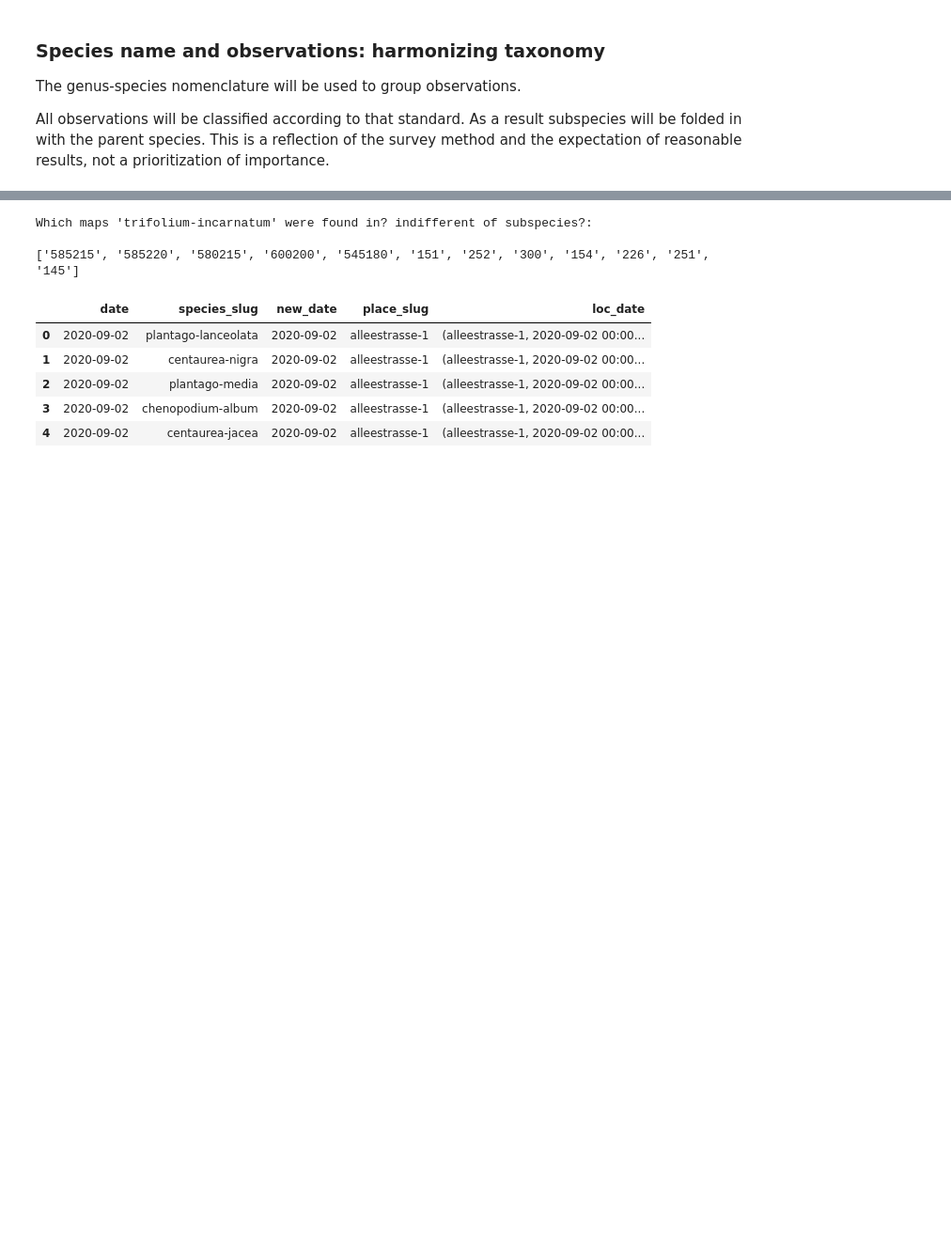
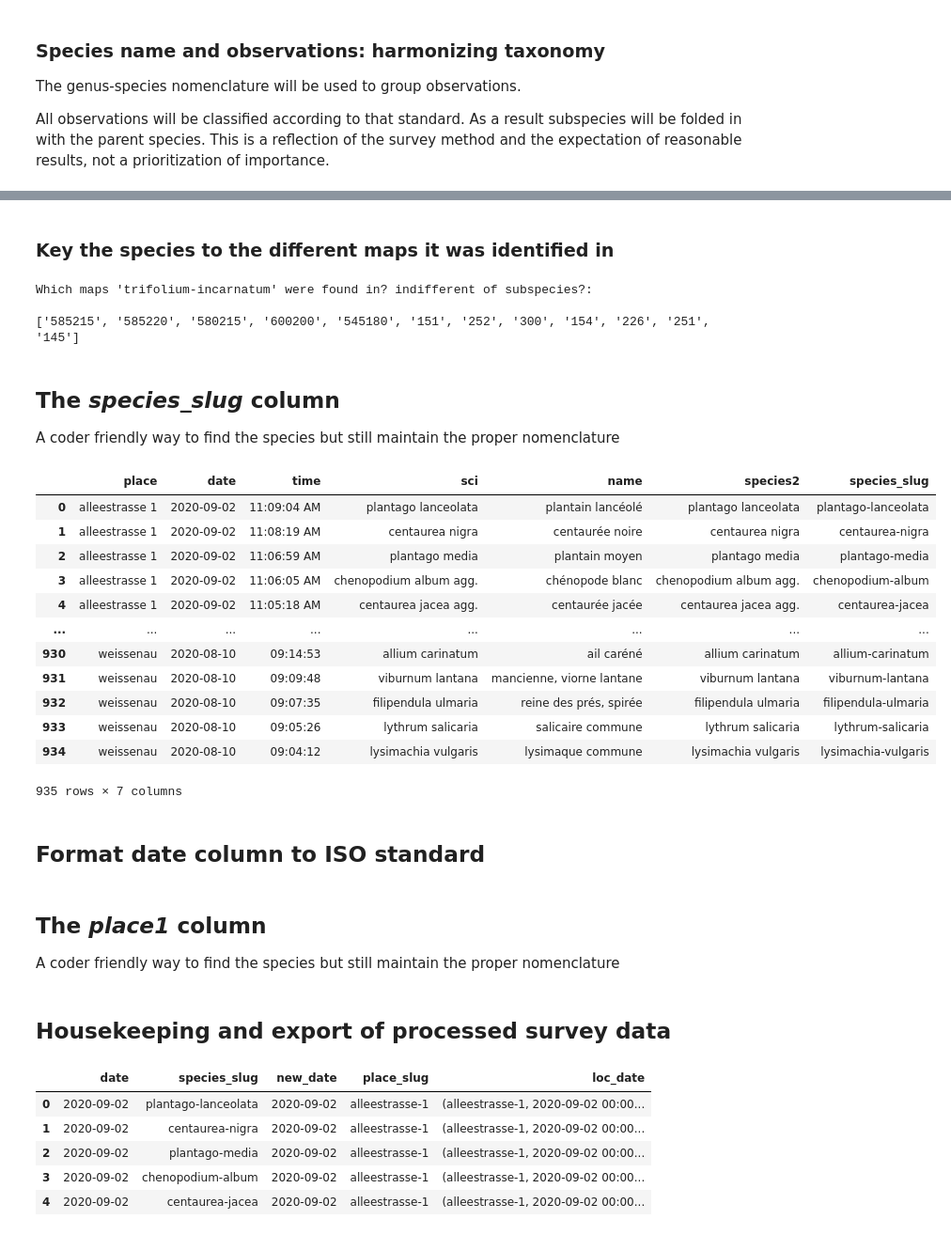
Before and after one commit to thorerismann/hdbot, a Jupyter notebook: preprocess.ipynb, the cells around one changed output, grey strips where cells are left out. Shown: that part at 94% size. Cells and saved outputs as stored; diff of their text form; code cells hidden in the pictures; blank space fills up the shorter version.

```diff
--- a/preprocess.ipynb
+++ b/preprocess.ipynb
@@ -230,3 +259,5 @@ obs_map['maps'] = obs_map.index.map(lambda x: f_w_obs[f_w_obs.species_slug == x]
+# %% [markdown]
+### Key the species to the different maps it was identified in
 # %%
 #exports the dictionary to a .json file
 nt = obs_map['maps'].to_dict()
@@ -265,5 +298,9 @@ regiondict = {
     "MP": "Central Plateau",
     "CH": "National"
 }
+# %% [markdown]
+## The _species\_slug_ column
+
+A coder friendly way to find the species but still maintain the proper nomenclature
 # %%
 # format scientific name in the sample dataset
@@ -315,4 +347,22 @@ samples["species_slug"] = samples.species2.map(lambda x: to_species_slug(x))
 data_and_keys.update({'surveys':samples})
+# %%
+data_and_keys["surveys"]
+# %% [output]
+|  | place | date | time | sci | name | species2 | species_slug |
+| 0 | alleestrasse 1 | 2020-09-02 | 11:09:04 AM | plantago lanceolata | plantain lancéolé | plantago lanceolata | plantago-lanceolata |
+| 1 | alleestrasse 1 | 2020-09-02 | 11:08:19 AM | centaurea nigra | centaurée noire | centaurea nigra | centaurea-nigra |
+| 2 | alleestrasse 1 | 2020-09-02 | 11:06:59 AM | plantago media | plantain moyen | plantago media | plantago-media |
+| 3 | alleestrasse 1 | 2020-09-02 | 11:06:05 AM | chenopodium album agg. | chénopode blanc | chenopodium album agg. | chenopodium-album |
+| 4 | alleestrasse 1 | 2020-09-02 | 11:05:18 AM | centaurea jacea agg. | centaurée jacée | centaurea jacea agg. | centaurea-jacea |
+| ... | ... | ... | ... | ... | ... | ... | ... |
+| 930 | weissenau | 2020-08-10 | 09:14:53 | allium carinatum | ail caréné | allium carinatum | allium-carinatum |
+| 931 | weissenau | 2020-08-10 | 09:09:48 | viburnum lantana | mancienne, viorne lantane | viburnum lantana | viburnum-lantana |
+| 932 | weissenau | 2020-08-10 | 09:07:35 | filipendula ulmaria | reine des prés, spirée | filipendula ulmaria | filipendula-ulmaria |
+| 933 | weissenau | 2020-08-10 | 09:05:26 | lythrum salicaria | salicaire commune | lythrum salicaria | lythrum-salicaria |
+| 934 | weissenau | 2020-08-10 | 09:04:12 | lysimachia vulgaris | lysimaque commune | lysimachia vulgaris | lysimachia-vulgaris |
+935 rows × 7 columns
+# %% [markdown]
+## Format date column to ISO standard
 # %%
 # format dates in the sample dataset
 
@@ -348,4 +394,8 @@ def make_timestamp(x):
 samples['stamp_date'] = samples.new_date.map(lambda x: make_timestamp(x))
 samples['date'] = samples.stamp_date
+# %% [markdown]
+## The _place1_ column
+
+A coder friendly way to find the species but still maintain the proper nomenclature
 # %%
 # make place name slugs in the sample dataset
@@ -358,4 +408,6 @@ def change_place(x):
 samples["place1"] = samples.place.map(lambda x: change_place(x))
+# %% [markdown]
+## Housekeeping and export of processed survey data
 # %%
 # clean up redundant and unused column names
 
```
Also changed, not shown: parts of 20 cells of this notebook, 3 other files.
